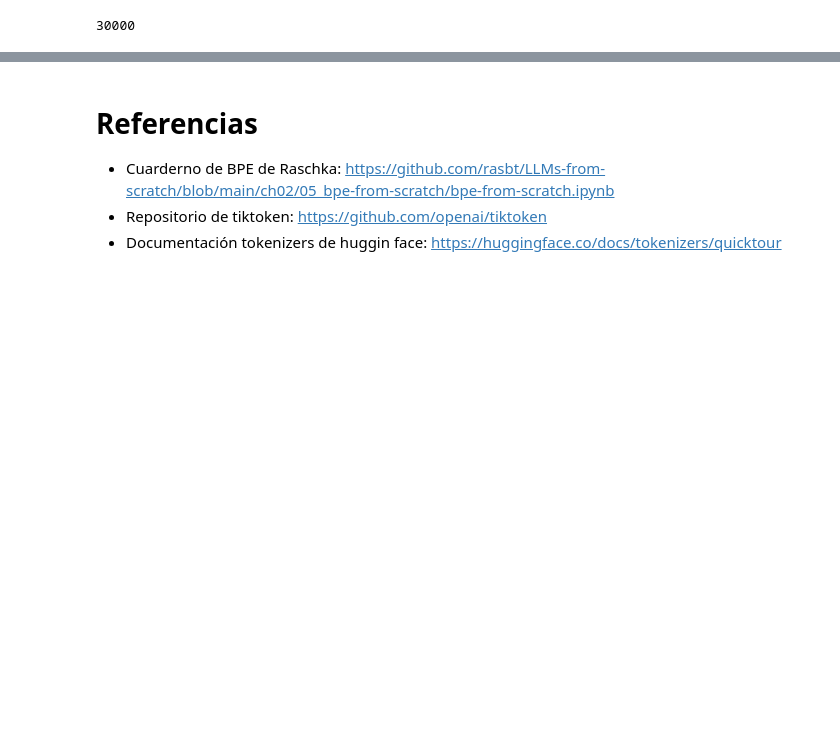
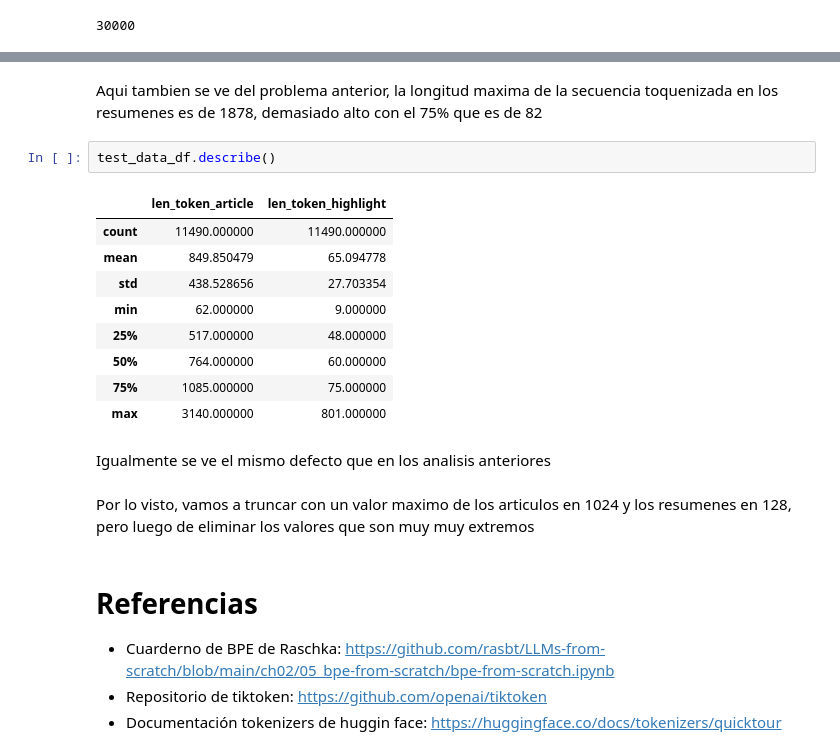
Before and after one commit to Defiant7426/nlp-proyecto13, a Jupyter notebook: notebooks/02_data_preprocessing.ipynb, the cells around one changed output, grey strips where cells are left out. Saved outputs shown, nothing was run; the diff lists cells and outputs as text; blank space fills up the shorter version.

```diff
--- a/notebooks/02_data_preprocessing.ipynb
+++ b/notebooks/02_data_preprocessing.ipynb
@@ -778,3 +832,21 @@ Decodificado HF: LONDON , England ( Reuters ) -- Harry Potter star Daniel Radcli
+# %% [markdown]
+Aqui tambien se ve del problema anterior, la longitud maxima de la secuencia toquenizada en los resumenes es de 1878, demasiado alto con el 75% que es de 82
+# %%
+test_data_df.describe()
+# %% [output]
+|  | len_token_article | len_token_highlight |
+| count | 11490.000000 | 11490.000000 |
+| mean | 849.850479 | 65.094778 |
+| std | 438.528656 | 27.703354 |
+| min | 62.000000 | 9.000000 |
+| 25% | 517.000000 | 48.000000 |
+| 50% | 764.000000 | 60.000000 |
+| 75% | 1085.000000 | 75.000000 |
+| max | 3140.000000 | 801.000000 |
+# %% [markdown]
+Igualmente se ve el mismo defecto que en los analisis anteriores
+# %% [markdown]
+Por lo visto, vamos a truncar con un valor maximo de los articulos en 1024 y los resumenes en 128, pero luego de eliminar los valores que son muy muy extremos
 # %% [markdown]
 # Referencias
 
```
Also changed, not shown: parts of 12 cells of this notebook.
